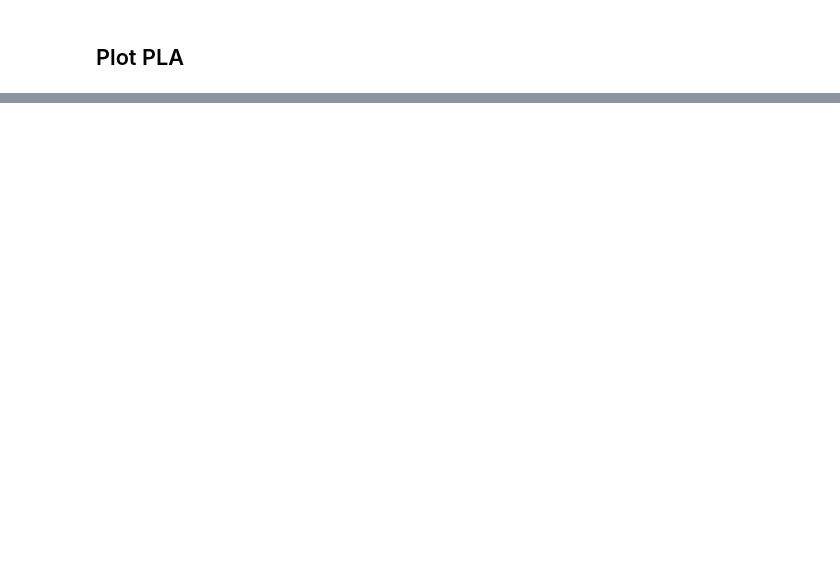
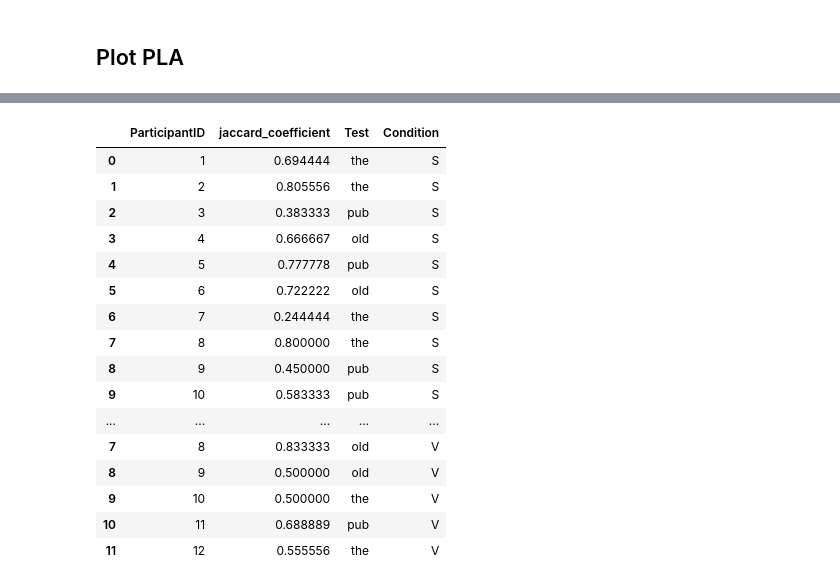
Before and after one commit to T0B1K/BrailleGloveStatistics, a Jupyter notebook: content/study1/experiment/study1_experiment.ipynb, the cells around one changed output, grey strips where cells are left out. Cells and saved outputs as stored; diff of their text form; code cells hidden in the pictures; blank space fills up the shorter version.

```diff
--- a/content/study1/experiment/study1_experiment.ipynb
+++ b/content/study1/experiment/study1_experiment.ipynb
@@ -977,0 +1094,20 @@ plot_pca_for_grouped_data(analysed_test_data_encoding, pdf_name="vector")
+# %%
+tmpp
+# %% [output]
+|  | ParticipantID | jaccard_coefficient | Test | Condition |
+| 0 | 1 | 0.694444 | the | S |
+| 1 | 2 | 0.805556 | the | S |
+| 2 | 3 | 0.383333 | pub | S |
+| 3 | 4 | 0.666667 | old | S |
+| 4 | 5 | 0.777778 | pub | S |
+| 5 | 6 | 0.722222 | old | S |
+| 6 | 7 | 0.244444 | the | S |
+| 7 | 8 | 0.800000 | the | S |
+| 8 | 9 | 0.450000 | pub | S |
+| 9 | 10 | 0.583333 | pub | S |
+| ... | ... | ... | ... | ... |
+| 7 | 8 | 0.833333 | old | V |
+| 8 | 9 | 0.500000 | old | V |
+| 9 | 10 | 0.500000 | the | V |
+| 10 | 11 | 0.688889 | pub | V |
+| 11 | 12 | 0.555556 | the | V |
```
Also changed, not shown: parts of 17 cells of this notebook, 10 other files.
